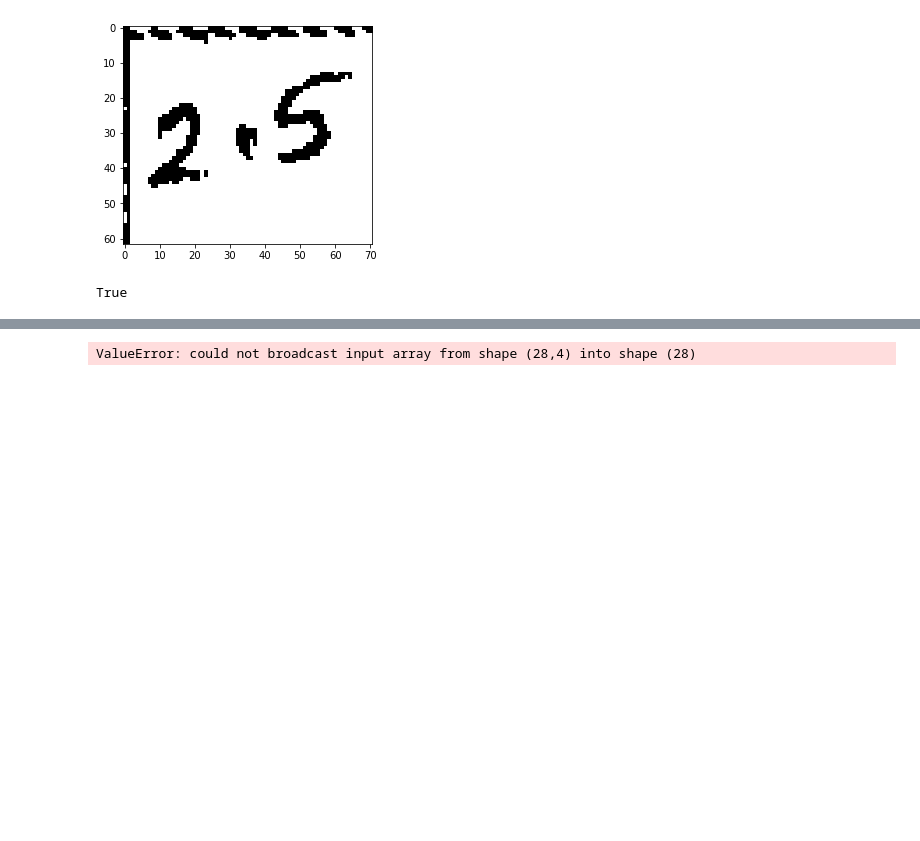
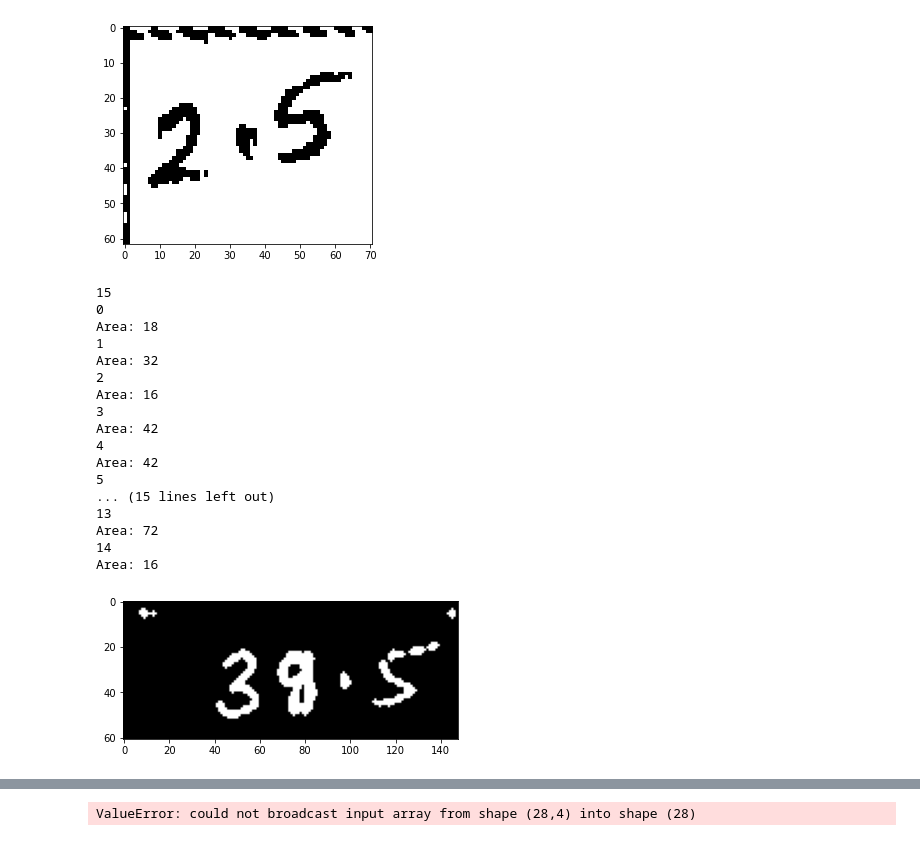
Before and after one commit to alpha-k911/multi-digit-recognition, a Jupyter notebook: multi_digits_model_0_9.ipynb, the cells around one changed output, grey strips where cells are left out. Drawn from its saved outputs; the diff is of its cells as text; code cells hidden in the pictures; blank space fills up the shorter version.

```diff
--- a/multi_digits_model_0_9.ipynb
+++ b/multi_digits_model_0_9.ipynb
@@ -53,5 +53,6 @@ history = model.fit(x_test,Y_test, epochs=5)
 Epoch 1/5
 KeyboardInterrupt:
 # %%
-plt.plot(history.history['loss'])
-plt.show()
+# plt.plot(history.history[''])
+# plt.show()
+model = keras.models.load_model('multi_digits_model_0_9.h5')
@@ -337,7 +336,7 @@ cv2.waitKey(0)
 cv2.destroyAllWindows()
 # %%
 import random as rng
-def thresh_callback(val, src_gray):
+def thresh_callback(val, src_gray, area_threshold = 35):
     threshold = val
 
     canny_output = cv2.Canny(src_gray, threshold, threshold * 2)
@@ -357,20 +356,27 @@ def thresh_callback(val, src_gray):
 
 
     drawing = np.zeros((canny_output.shape[0], canny_output.shape[1], 3), dtype=np.uint8)
+    drawing = cv2.cvtColor(src_gray,cv2.COLOR_GRAY2BGR)
+    print(len(contours))
 
-    print(len(contours))
     for i in range(len(contours)):
         print(i)
         color = (rng.randint(0,256), rng.randint(0,256), rng.randint(0,256))
+        x,y,w,h = boundRect[i]
+        print("Area:",w*h)
+        if w*h > area_threshold:
+            cv2.rectangle(drawing, (int(boundRect[i][0]), int(boundRect[i][1])), \
+              (int(boundRect[i][0]+boundRect[i][2]), int(boundRect[i][1]+boundRect[i][3])), color, 0)
+        display(drawing)
 #         cv2.drawContours(drawing, contours_poly, i, color)
-        cv2.rectangle(drawing, (int(boundRect[i][0]), int(boundRect[i][1])), \
-          (int(boundRect[i][0]+boundRect[i][2]), int(boundRect[i][1]+boundRect[i][3])), color, 0)
+#         if a < b:
 #         cv2.circle(drawing, (int(centers[i][0]), int(centers[i][1])), int(radius[i]), color, 2)
 
 
 #     cv.imshow('Contours', drawing)
     display(drawing)
     cv2.imwrite('out/30.png', drawing)
+    return contours, boundRect
 # %%
 def th(img):
     t = 150
@@ -463,27 +490,55 @@ plt.imshow(th1,cmap='gray');
 # %% [output]
 [figure]
 # %%
-im = cv2.imread('../second/images/img7.jpg',0)
+kernel = np.array([[0,1,0],
+                   [1,1,1],
+                   [0,1,0]],dtype = np.uint8)
+p = 65
+im = cv2.imread('../second/images/img{0}.jpg'.format(p),0)
 _,th1 = cv2.threshold(im, 127,255, cv2.THRESH_OTSU)
-# plt.imshow(th1,cmap='gray');
+display(th1);
 img = th1.copy()
+img = cv2.dilate(img,kernel)
+img = cv2.erode(img,kernel)
+h,w = img.shape
 img = 255 - img
+display(img)
+plt.imshow(img, cmap='gray');
 mask = np.ones(img.shape[:2], np.uint8)*0
-mask[10:h-10, 0:w-10] = 255
+mt = 10
+mask[mt:h-mt, mt:w-mt] = 255
+display(mask)
 img = cv2.bitwise_and(img,img,mask = mask)
 # t = np.mean(img) + np.std(img)/2
 # t = np.mean(img)
-print("T:",t)
+# print("T:",t)
 
 display(img)
-print(img[30])
+# print(img[30])
 # img[img < t] = 0
 # img[img > t] = 255
 # img = cv2.cvtColor(img,cv2.COLOR_BGR2GRAY)
-print(img[30])
-img = 255 - img
-print(img[30])
+# print(img[30])
+# img = 255 - img
+# print(img[30])
 display(img)
-thresh_callback(100,img)
+con,boundings = thresh_callback(50,img, area_threshold=20)
 # %% [output]
-True
+15
+0
+Area: 18
+1
+Area: 32
+2
+Area: 16
+3
+Area: 42
+4
+Area: 42
+5
+... (15 lines left out)
+13
+Area: 72
+14
+Area: 16
+[figure, added]
```
Also changed, not shown: parts of 8 cells of this notebook, 2 other files.
